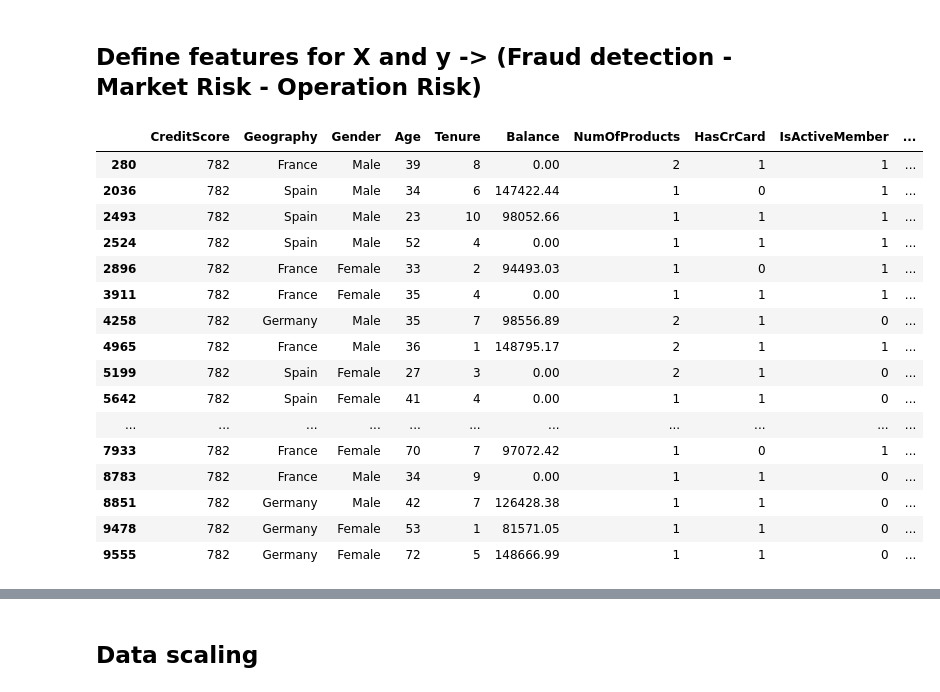
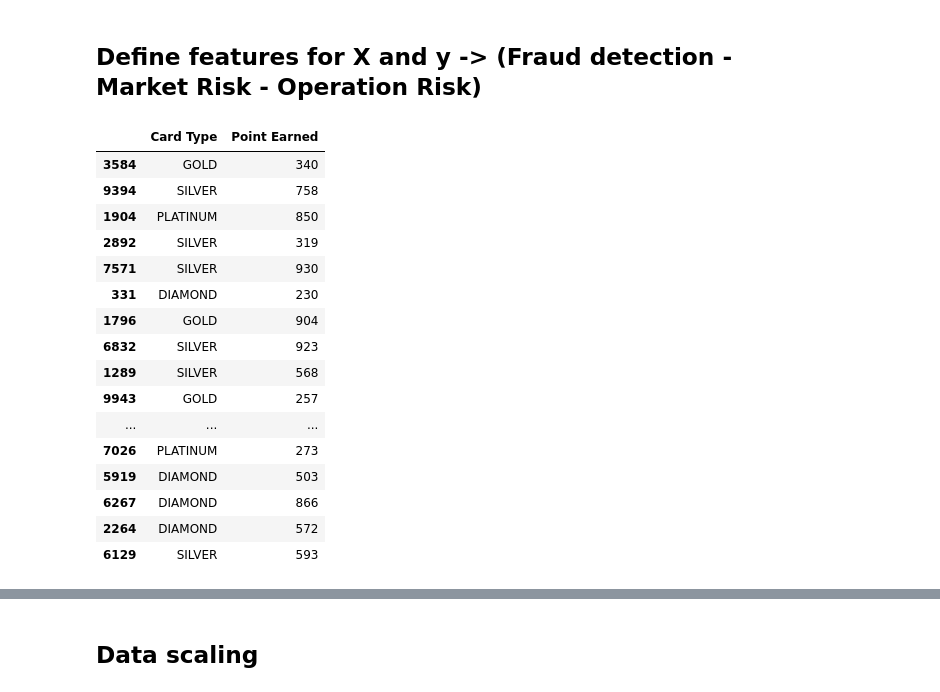
Before and after one commit to Mipjeiger/Bank-ML-End-to-end-Engineer, a Jupyter notebook: ml-engineer/notebooks/02_eda_fraud.ipynb, the cells around one changed output, grey strips where cells are left out. Saved outputs shown, nothing was run; the diff lists cells and outputs as text; code cells hidden in the pictures.

```diff
--- a/ml-engineer/notebooks/02_eda_fraud.ipynb
+++ b/ml-engineer/notebooks/02_eda_fraud.ipynb
@@ -103,6 +103,9 @@ df["OperationalRiskScore"] = (
     df["LowSatisfaction"] +
     (df["IsActiveMember"] == 0).astype(int)
 ).drop(columns=["ComplainFlag", "LowSatisfaction"])
+# %%
+## improve estimated salary multiplied 100
+df["EstimatedSalary"] = df["EstimatedSalary"] * 100
 # %%
 pd.set_option("display.max_columns", None)
 df
@@ -168,22 +171,22 @@ X_train_fraud, X_test_fraud, y_train_fraud, y_test_fraud = split_data(X, y_fraud
 X_train_marketing, X_test_marketing, y_train_marketing, y_test_marketing = split_data(X, y_marketing, stratify=y_marketing) # Split data for marketing score prediction
 X_train_operational, X_test_operational, y_train_operational, y_test_operational = split_data(X, y_operational, stratify=y_operational) # Split data for operational risk score prediction
 # %%
-df[df["CreditScore"] == 782]
+df[['Card Type', 'Point Earned']].sample(20)
 # %% [output]
-|  | CreditScore | Geography | Gender | Age | Tenure | Balance | NumOfProducts | HasCrCard | IsActiveMember | ... |
-| 280 | 782 | France | Male | 39 | 8 | 0.00 | 2 | 1 | 1 | ... |
-| 2036 | 782 | Spain | Male | 34 | 6 | 147422.44 | 1 | 0 | 1 | ... |
-| 2493 | 782 | Spain | Male | 23 | 10 | 98052.66 | 1 | 1 | 1 | ... |
-| 2524 | 782 | Spain | Male | 52 | 4 | 0.00 | 1 | 1 | 1 | ... |
-| 2896 | 782 | France | Female | 33 | 2 | 94493.03 | 1 | 0 | 1 | ... |
-| 3911 | 782 | France | Female | 35 | 4 | 0.00 | 1 | 1 | 1 | ... |
-| 4258 | 782 | Germany | Male | 35 | 7 | 98556.89 | 2 | 1 | 0 | ... |
-| 4965 | 782 | France | Male | 36 | 1 | 148795.17 | 2 | 1 | 1 | ... |
-| 5199 | 782 | Spain | Female | 27 | 3 | 0.00 | 2 | 1 | 0 | ... |
-| 5642 | 782 | Spain | Female | 41 | 4 | 0.00 | 1 | 1 | 0 | ... |
-| ... | ... | ... | ... | ... | ... | ... | ... | ... | ... | ... |
-| 7933 | 782 | France | Female | 70 | 7 | 97072.42 | 1 | 0 | 1 | ... |
-| 8783 | 782 | France | Male | 34 | 9 | 0.00 | 1 | 1 | 0 | ... |
-| 8851 | 782 | Germany | Male | 42 | 7 | 126428.38 | 1 | 1 | 0 | ... |
-| 9478 | 782 | Germany | Female | 53 | 1 | 81571.05 | 1 | 1 | 0 | ... |
-| 9555 | 782 | Germany | Female | 72 | 5 | 148666.99 | 1 | 1 | 0 | ... |
+|  | Card Type | Point Earned |
+| 3584 | GOLD | 340 |
+| 9394 | SILVER | 758 |
+| 1904 | PLATINUM | 850 |
+| 2892 | SILVER | 319 |
+| 7571 | SILVER | 930 |
+| 331 | DIAMOND | 230 |
+| 1796 | GOLD | 904 |
+| 6832 | SILVER | 923 |
+| 1289 | SILVER | 568 |
+| 9943 | GOLD | 257 |
+| ... | ... | ... |
+| 7026 | PLATINUM | 273 |
+| 5919 | DIAMOND | 503 |
+| 6267 | DIAMOND | 866 |
+| 2264 | DIAMOND | 572 |
+| 6129 | SILVER | 593 |
```
Also changed, not shown: parts of 4 cells of this notebook, 7 other files.
